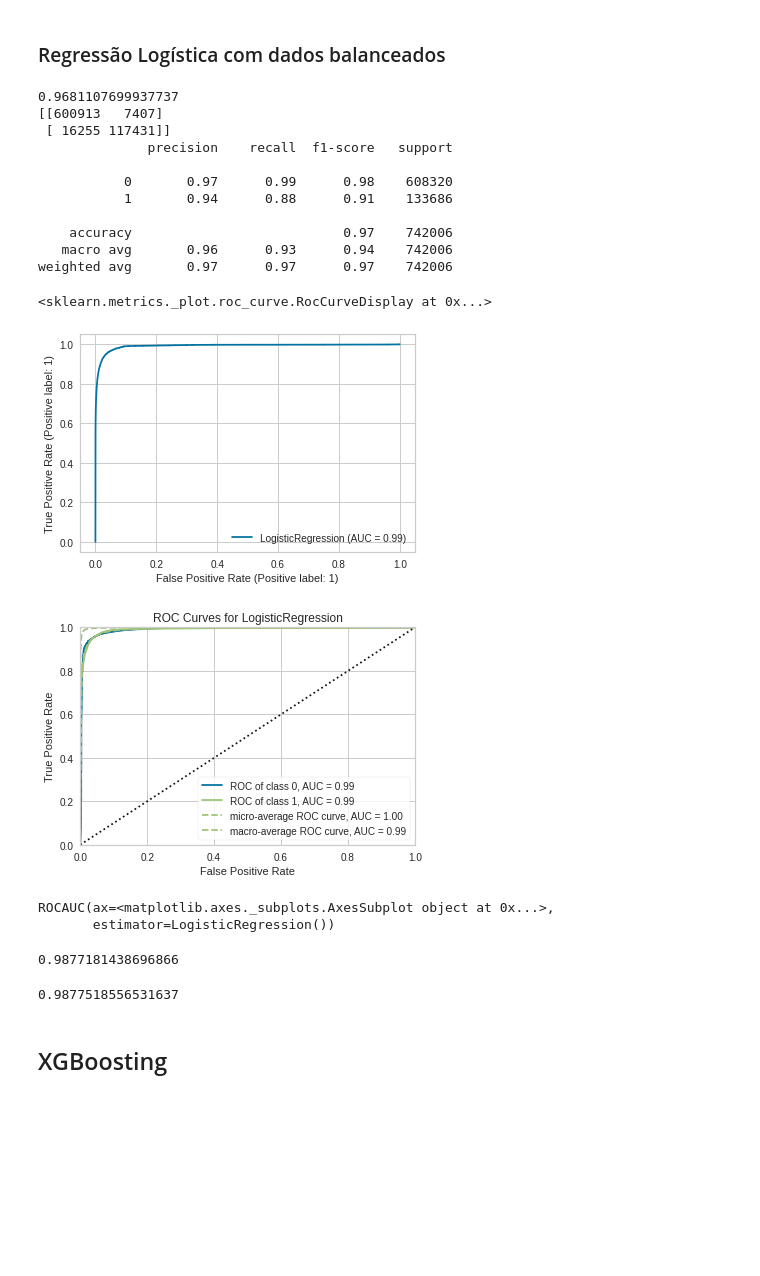
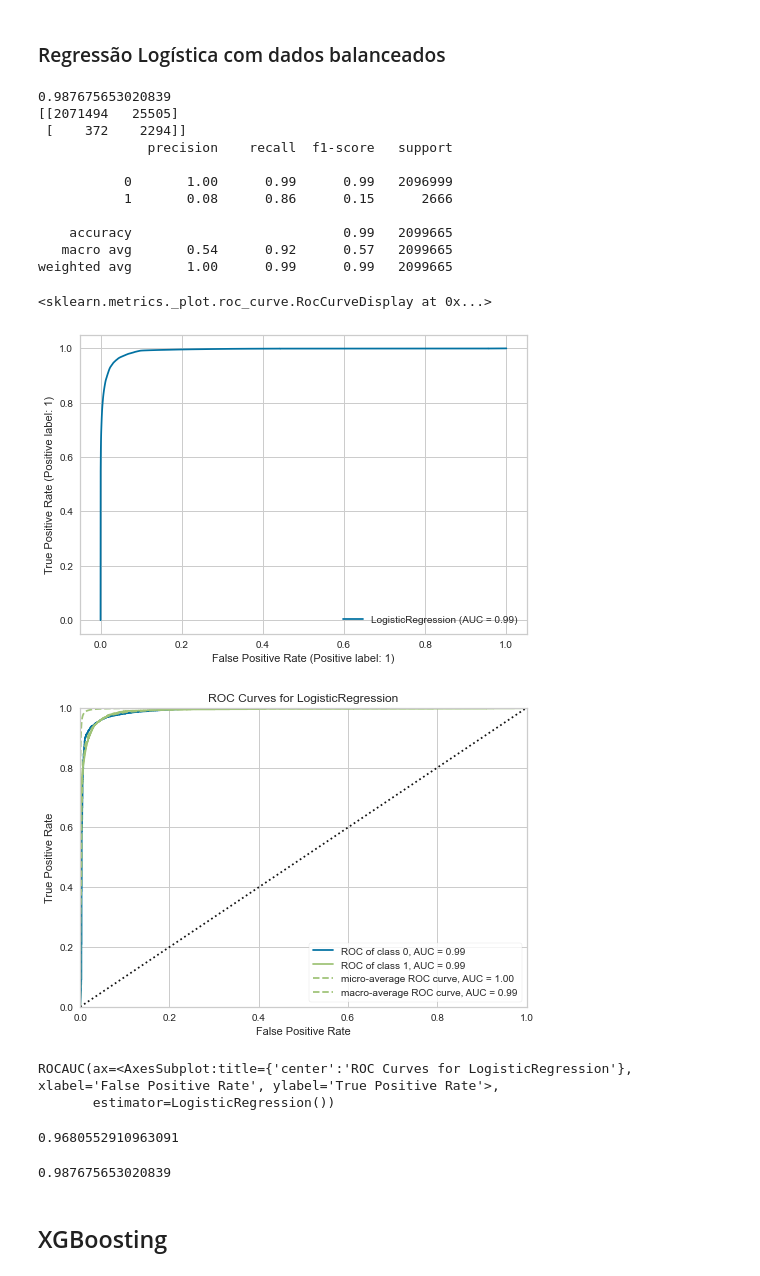
Before and after one commit to carinarover/DeteccaoFraudes, a Jupyter notebook: deteccao_fraude.ipynb, the cells around one changed output. Saved outputs shown, nothing was run; the diff lists cells and outputs as text; code cells hidden in the pictures; blank space fills up the shorter version.

```diff
--- a/deteccao_fraude.ipynb
+++ b/deteccao_fraude.ipynb
@@ -56,3 +38,5 @@ Mounted at /content/drive
+# %%
+data_fraude = pd.read_csv('fraud_detection_dataset.csv')
 # %%
 fraude = data_fraude[:]
 #fraude = data_fraude.tail(1000000) #Selecionando apenas 100000
@@ -742 +716,7 @@ predictions = DT2.predict(test_X)
+# %%
+DT2 = tree.DecisionTreeClassifier()
+
+DT2.fit(X_df, y_df)
+
+predictions2 = DT2.predict(X_test)
 # %%
@@ -834 +804,7 @@ predictions = RF2.predict(test_X)
+# %%
+RF2 = RandomForestClassifier()
+
+RF2.fit(X_df, y_df)
+
+predictions2 = RF2.predict(X_test)
 # %%
@@ -926,38 +892,44 @@ predictions = LR2.predict(test_X)
+# %%
+LR2 = LogisticRegression()
+
+LR2.fit(X_df, y_df)
+
+predictions2 = LR2.predict(X_test)
 # %%
-print(LR2.score(test_X, test_y))
-print(confusion_matrix(test_y, predictions))
-print(classification_report(test_y, LR2.predict(test_X)))
+print(LR2.score(X_test, y_test))
+print(confusion_matrix(y_test, predictions2))
+print(classification_report(y_test, LR2.predict(X_test)))
 # %% [output]
-0.9681107699937737
-[[600913   7407]
- [ 16255 117431]]
+0.987675653020839
+[[2071494   25505]
+ [    372    2294]]
               precision    recall  f1-score   support
 
-           0       0.97      0.99      0.98    608320
-           1       0.94      0.88      0.91    133686
+           0       1.00      0.99      0.99   2096999
+           1       0.08      0.86      0.15      2666
 
-    accuracy                           0.97    742006
-   macro avg       0.96      0.93      0.94    742006
-weighted avg       0.97      0.97      0.97    742006
+    accuracy                           0.99   2099665
+   macro avg       0.54      0.92      0.57   2099665
+weighted avg       1.00      0.99      0.99   2099665
 # %%
-plot_roc_curve(LR2, X_train, y_train)
+plot_roc_curve(LR2, X_df, y_df)
 # %% [output]
 <sklearn.metrics._plot.roc_curve.RocCurveDisplay at 0x...>
-[figure, old version]
+[figure, new version]
 # %%
-roc_auc(LR2, X_train, y_train, X_test=X_test, y_test=y_test)
+roc_auc(LR2, X_df, y_df, X_test=X_test, y_test=y_test)
 # %% [output]
-[figure, old version]
+[figure, new version]
-ROCAUC(ax=<matplotlib.axes._subplots.AxesSubplot object at 0x...>,
+ROCAUC(ax=<AxesSubplot:title={'center':'ROC Curves for LogisticRegression'}, xlabel='False Positive Rate', ylabel='True Positive Rate'>,
        estimator=LogisticRegression())
 # %%
-LR2.score(X_train, y_train)
+LR2.score(X_df, y_df)
 # %% [output]
-0.9877181438696866
+0.9680552910963091
 # %%
 LR2.score(X_test, y_test)
 # %% [output]
-0.9877518556531637
+0.987675653020839
 # %% [markdown]
 ## XGBoosting
 # %% [markdown]
```
Also changed, not shown: parts of 81 cells of this notebook.
